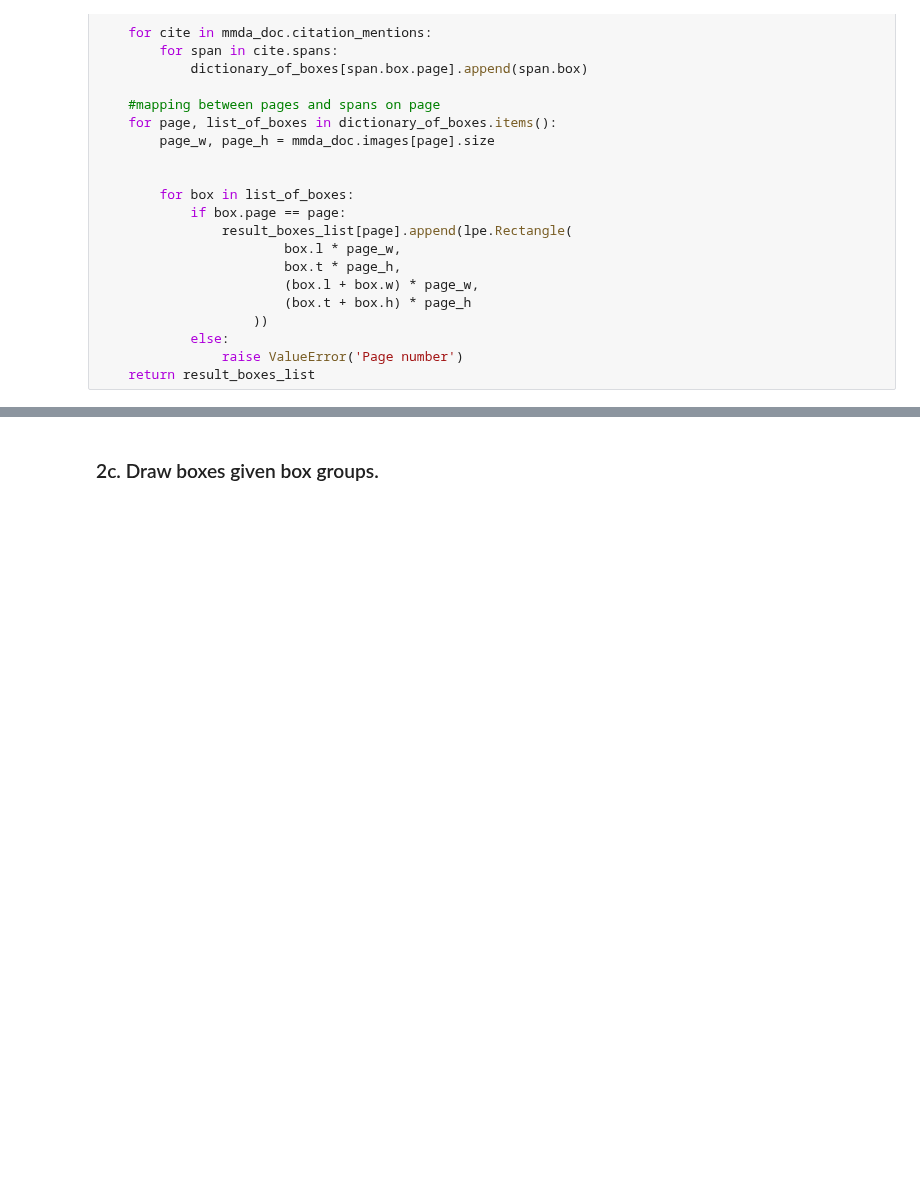
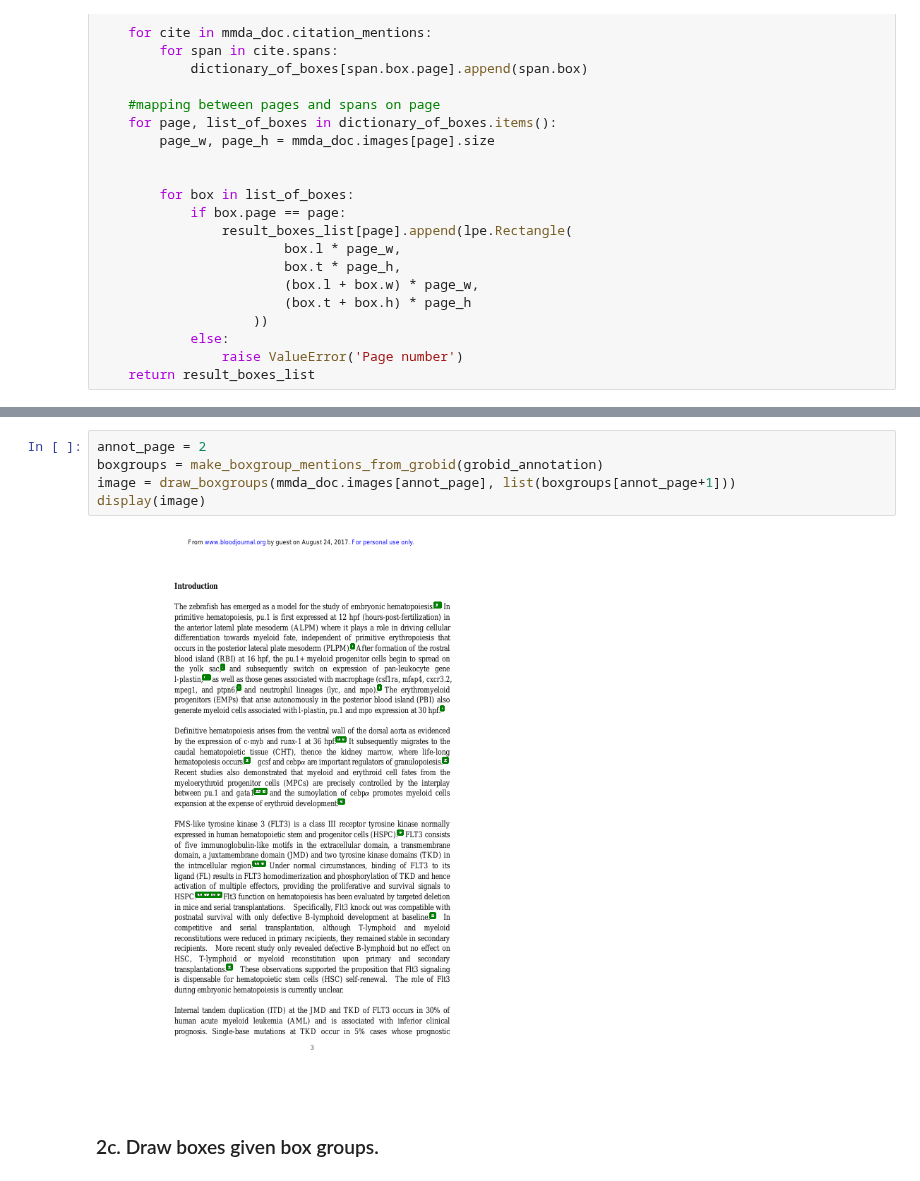
Before and after one commit to allenai/mmda, a Jupyter notebook: end_to_end_eval_easier.ipynb, the cells around one changed output, grey strips where cells are left out. Cells and saved outputs as stored; diff of their text form; blank space fills up the shorter version.

```diff
--- a/end_to_end_eval_easier.ipynb
+++ b/end_to_end_eval_easier.ipynb
@@ -122,3 +143,10 @@ def make_boxgroups_mentions(mmda_doc):
+# %%
+annot_page = 2
+boxgroups = make_boxgroup_mentions_from_grobid(grobid_annotation)
+image = draw_boxgroups(mmda_doc.images[annot_page], list(boxgroups[annot_page+1]))
+display(image)
+# %% [output]
+[figure, added]
 # %% [markdown]
 ### 2c. Draw boxes given box groups.
 # %%
```
Also changed, not shown: parts of 5 cells of this notebook, 1 other file.
